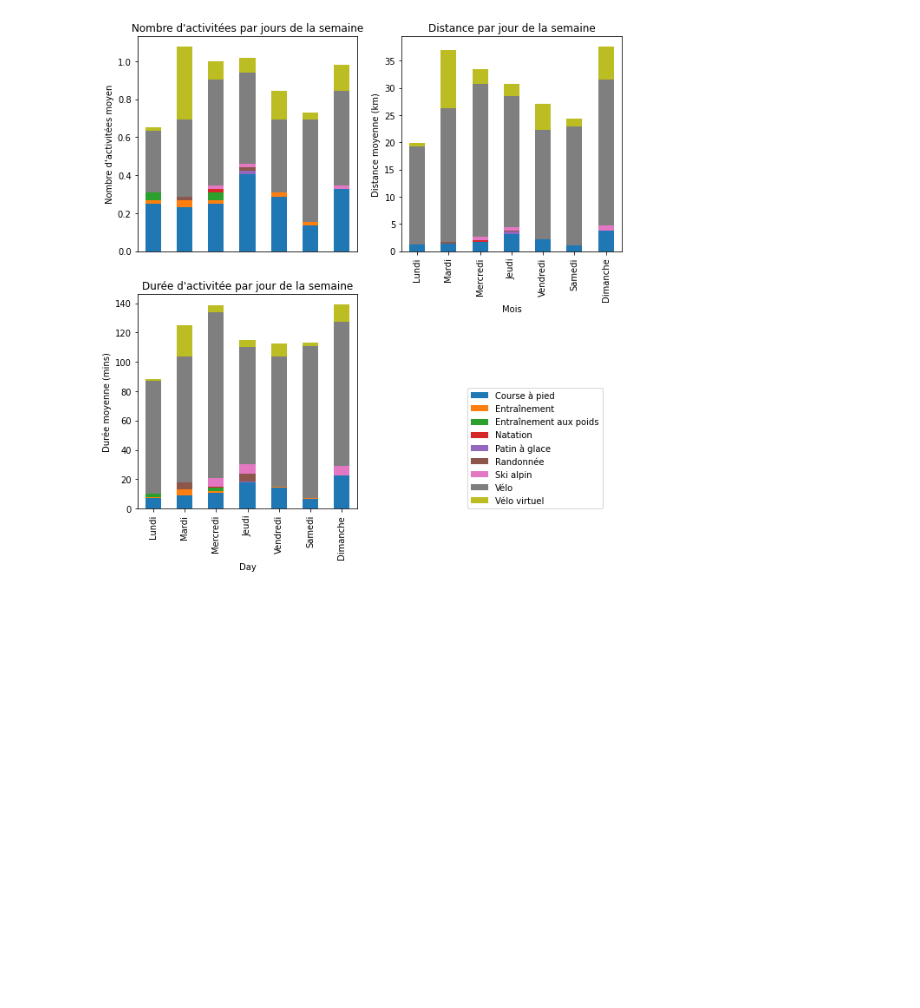
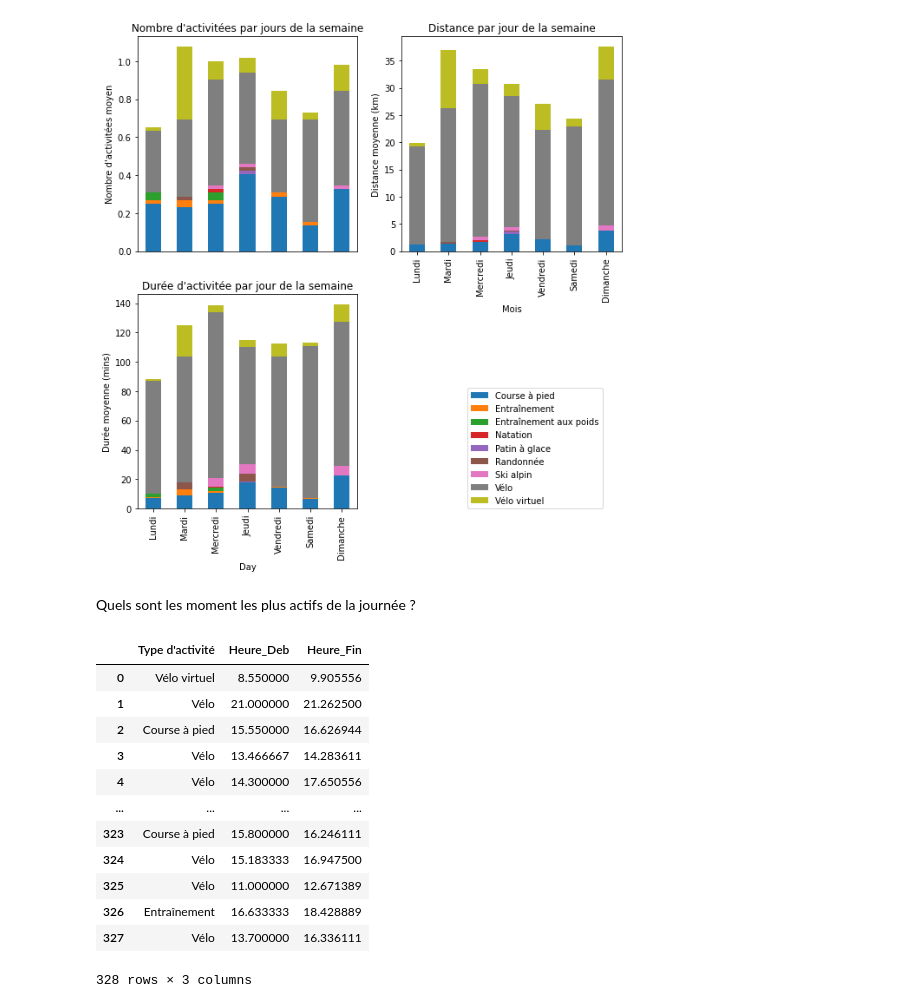
Before and after one commit to Ulysse3311/My-2020-in-sport, a Jupyter notebook: 2020 in sport Notebook.ipynb, the cells around one changed output. Drawn from its saved outputs; the diff is of its cells as text; code cells hidden in the pictures; blank space fills up the shorter version.

```diff
--- a/2020 in sport Notebook.ipynb
+++ b/2020 in sport Notebook.ipynb
@@ -197,3 +188,27 @@ plt.title("Durée d'activitée par jour de la semaine")
 plt.legend(loc = (1.5 ,0), ncol=1);
 # %% [output]
 [figure]
+# %% [markdown]
+Quels sont les moment les plus actifs de la journée ?
+# %%
+dfJournee=df2020[["Type d'activité","Heure","Temps écoulé"]]
+dfJournee["Temps écoulé"]=dfJournee["Temps écoulé"]/60 #convertion en heure
+dfJournee["Heure_Deb"]=dfJournee["Heure"].str.extract(r"^(\d\d)").astype(float)+dfJournee["Heure"].str.extract(r"^\d\d:(\d\d)").astype(float)/60 # séléction de l'heure seulement
+dfJournee["Heure_Fin"]=dfJournee["Heure_Deb"]+dfJournee["Temps écoulé"]
+dfJournee.reset_index(inplace=True)
+dfJournee=dfJournee[["Type d'activité","Heure_Deb","Heure_Fin"]]
+dfJournee
+# %% [output]
+|  | Type d'activité | Heure_Deb | Heure_Fin |
+| 0 | Vélo virtuel | 8.550000 | 9.905556 |
+| 1 | Vélo | 21.000000 | 21.262500 |
+| 2 | Course à pied | 15.550000 | 16.626944 |
+| 3 | Vélo | 13.466667 | 14.283611 |
+| 4 | Vélo | 14.300000 | 17.650556 |
+| ... | ... | ... | ... |
+| 323 | Course à pied | 15.800000 | 16.246111 |
+| 324 | Vélo | 15.183333 | 16.947500 |
+| 325 | Vélo | 11.000000 | 12.671389 |
+| 326 | Entraînement | 16.633333 | 18.428889 |
+| 327 | Vélo | 13.700000 | 16.336111 |
+328 rows × 3 columns
```
Also changed, not shown: parts of 5 cells of this notebook.
